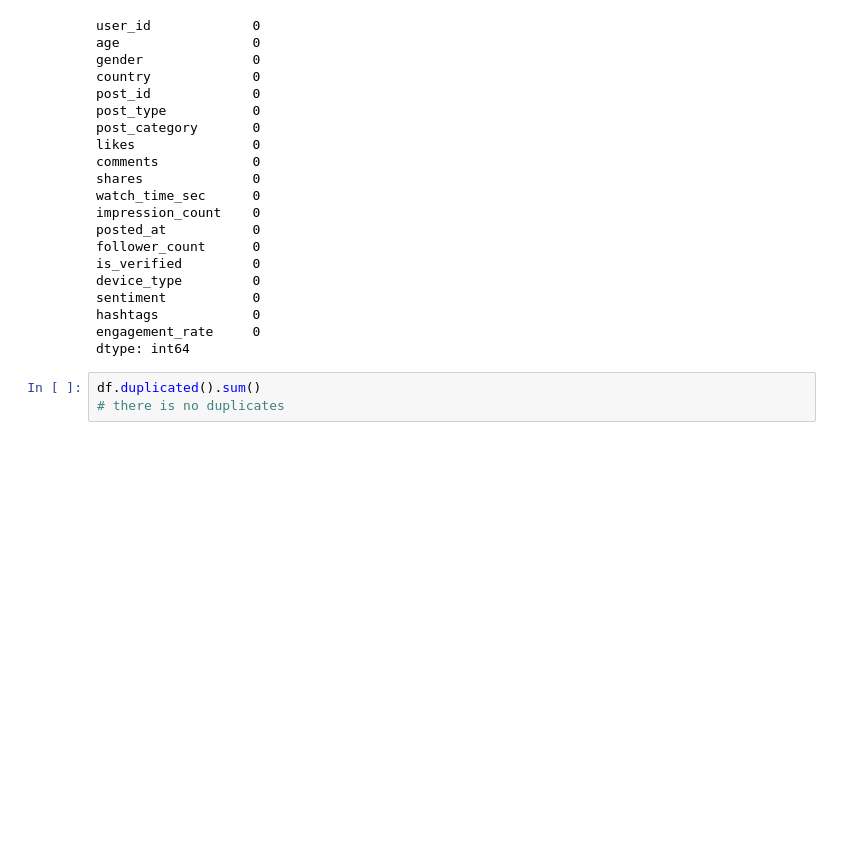
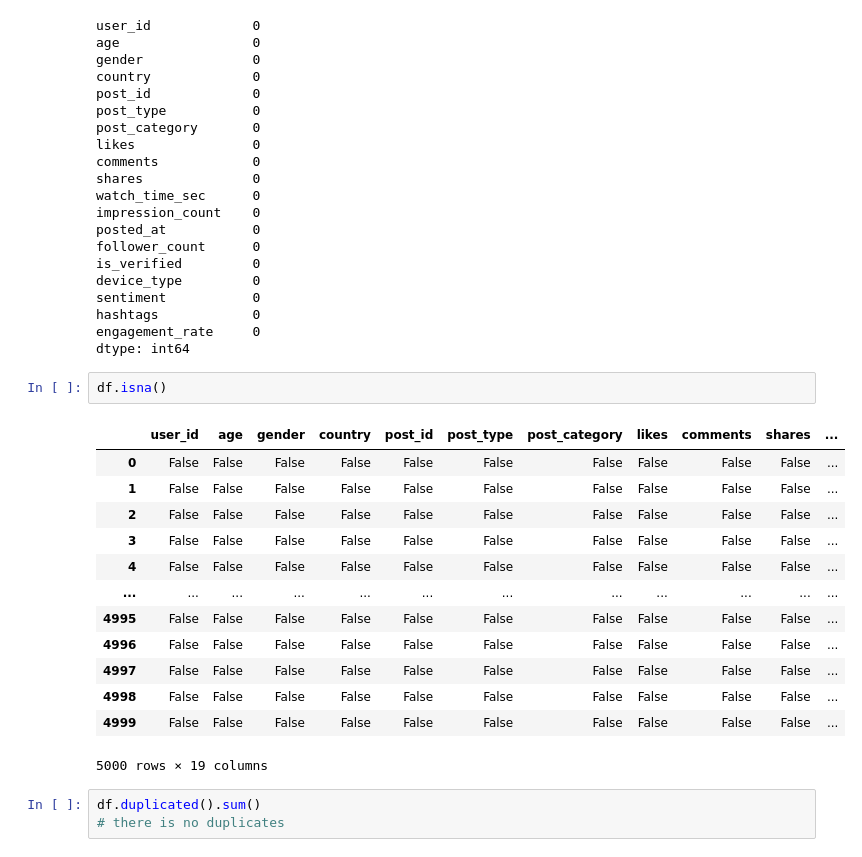
Before and after one commit to aparnavasudevan/Module-End-Assignment--Python-Analysis, a Jupyter notebook: Mod_end_assignment.ipynb, the cells around one changed output. Cells and saved outputs as stored; diff of their text form; blank space fills up the shorter version.

```diff
--- a/Mod_end_assignment.ipynb
+++ b/Mod_end_assignment.ipynb
@@ -125,6 +125,22 @@ sentiment           0
 hashtags            0
 engagement_rate     0
 dtype: int64
+# %%
+df.isna()
+# %% [output]
+|  | user_id | age | gender | country | post_id | post_type | post_category | likes | comments | shares | ... |
+| 0 | False | False | False | False | False | False | False | False | False | False | ... |
+| 1 | False | False | False | False | False | False | False | False | False | False | ... |
+| 2 | False | False | False | False | False | False | False | False | False | False | ... |
+| 3 | False | False | False | False | False | False | False | False | False | False | ... |
+| 4 | False | False | False | False | False | False | False | False | False | False | ... |
+| ... | ... | ... | ... | ... | ... | ... | ... | ... | ... | ... | ... |
+| 4995 | False | False | False | False | False | False | False | False | False | False | ... |
+| 4996 | False | False | False | False | False | False | False | False | False | False | ... |
+| 4997 | False | False | False | False | False | False | False | False | False | False | ... |
+| 4998 | False | False | False | False | False | False | False | False | False | False | ... |
+| 4999 | False | False | False | False | False | False | False | False | False | False | ... |
+5000 rows × 19 columns
 # %%
 df.duplicated().sum()
 # there is no duplicates
```
Also changed, not shown: parts of 2 cells of this notebook.
